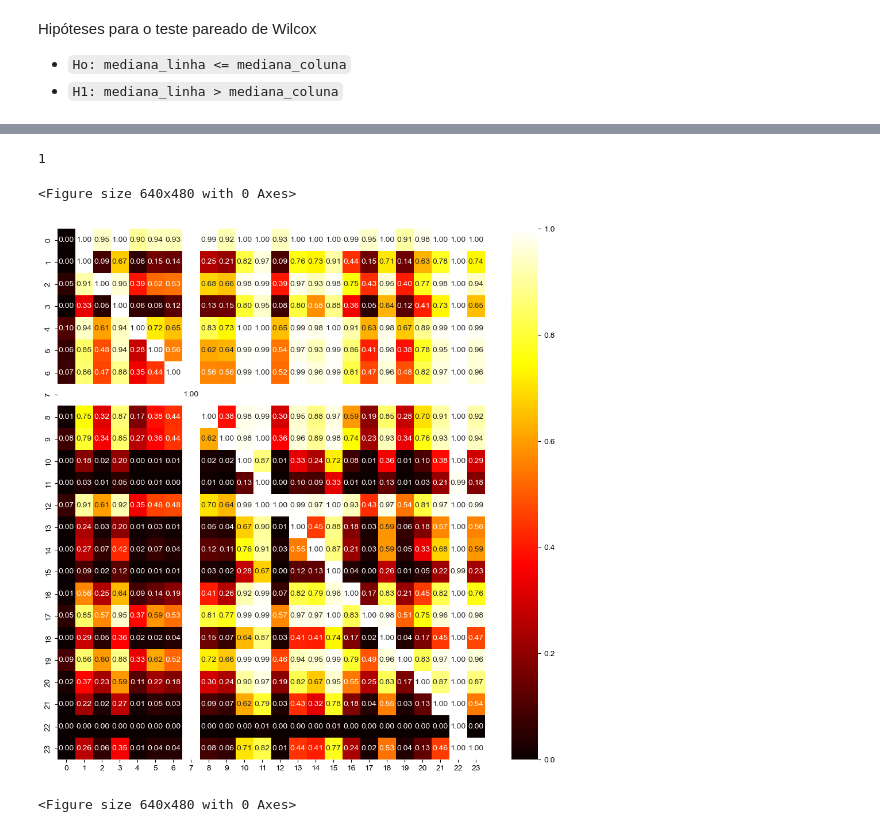
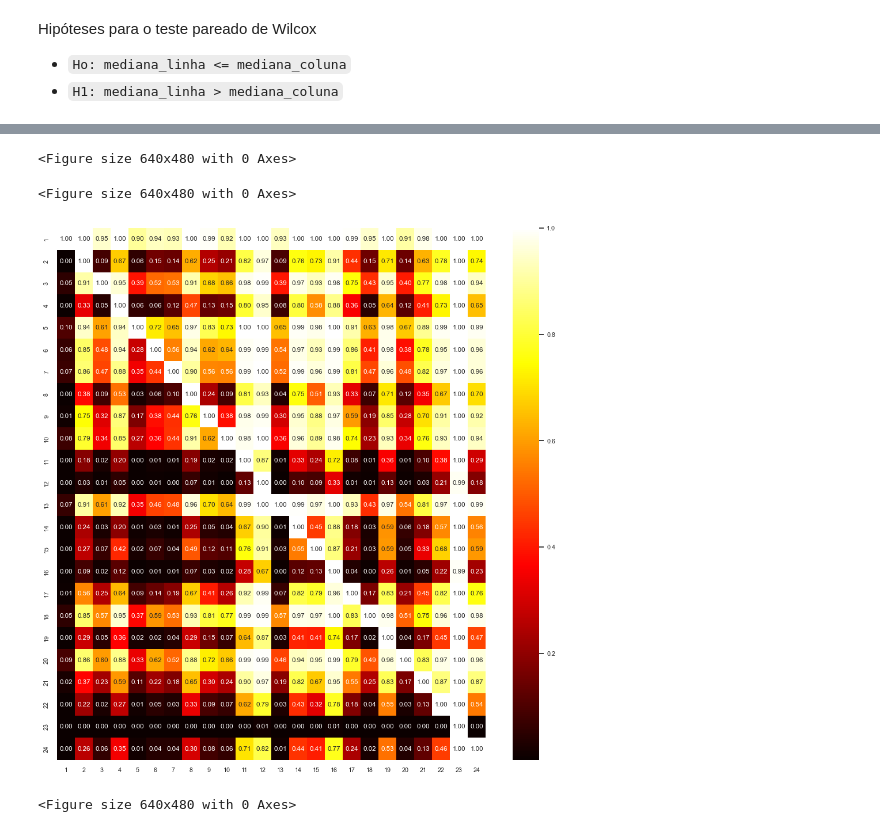
Before and after one commit to ednaelxd/e-waste, a Jupyter notebook: notebooks/05_gestores_vs_pesquisadores.ipynb, the cells around one changed output, grey strips where cells are left out. Cells and saved outputs as stored; diff of their text form; code cells hidden in the pictures.

Commit message:
add tables about the results of wilcox tests, and other adjustments

```diff
--- a/notebooks/05_gestores_vs_pesquisadores.ipynb
+++ b/notebooks/05_gestores_vs_pesquisadores.ipynb
@@ -196,0 +202,5 @@ Hipóteses para o teste pareado de Wilcox
+# %%
+for colunas in academy_medidas_medianas:
+    num = academy_medidas_medianas[colunas].mode()
+    num = float(num)
+    academy_medidas_medianas[colunas].fillna(num,inplace=True)
@@ -206,20 +220,20 @@ for coluna in np.arange(1,25):
             academy_wilcox.loc[linha,coluna] = 1
 # %%
 academy_wilcox = academy_wilcox.iloc[:-1,:-1]
-# %%
-academy_medidas_medianas[8].isna().sum()
-# %% [output]
-1
+# %%
+academy_wilcox.columns = np.arange(1,25)
+academy_wilcox.index = np.arange(1,25)
+academy_wilcox.loc[1,1]=1.0
 # %%
-import seaborn as sns
 fig=plt.figure()
 plt.figure(figsize=(12,12))
 sns.heatmap(academy_wilcox, cmap='hot', annot=True, fmt=".2f")
 sns.set(font_scale=.7)
-fig.show()
+fig
 # %% [output]
 <Figure size 640x480 with 0 Axes>
+<Figure size 640x480 with 0 Axes>
-[figure, old version]
+[figure, new version]
 # %%
 plt.savefig('wilcox1.pdf',format='pdf')
 # %% [output]
```
Also changed, not shown: parts of 20 cells of this notebook, 6 other files.
